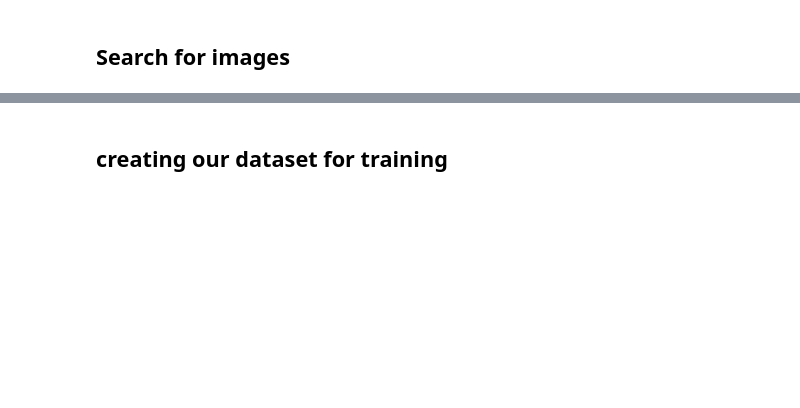
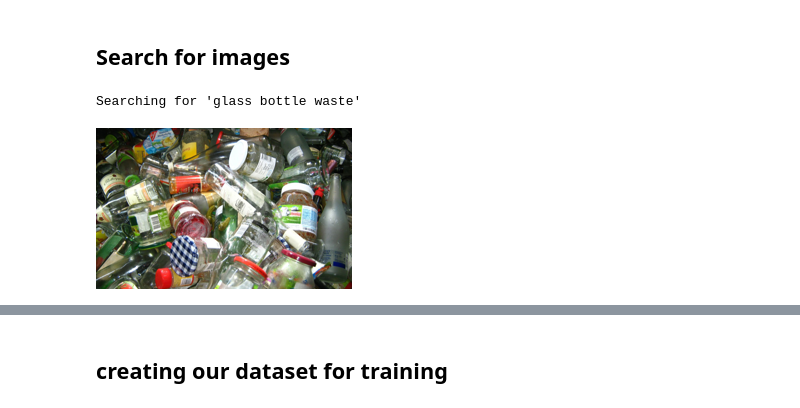
Before and after one commit to yactouat/learning_AI, a Jupyter notebook: notebooks/waste-sorter/waste-sorter.ipynb, the cells around one changed output, grey strips where cells are left out. Cells and saved outputs as stored; diff of their text form; code cells hidden in the pictures; blank space fills up the shorter version.

Commit message:
better model and results for the waste sorter

```diff
--- a/notebooks/waste-sorter/waste-sorter.ipynb
+++ b/notebooks/waste-sorter/waste-sorter.ipynb
@@ -38,11 +38,10 @@ def search_images(term, max_images=30):
     return L(ddg_images(term, max_results=max_images)).itemgot('image')
 # %%
 # let's find some suitable key terms that are common representatives of our litter categories
-download_url(search_images('bottle glass', max_images=1)[0], 'example_bottle_glass.jpg', show_progress=False)
-# Image.open('example_bottle_glass.jpg').to_thumb(256,256)
+# let's start with green bin waste
+download_url(search_images('glass bottle waste', max_images=1)[0], 'example_green_waste.jpg', show_progress=False)
 sleep(1)
-download_url(search_images('juice plastic bottle', max_images=1)[0], 'example_juice_plastic_bottle.jpg', show_progress=False)
-# Image.open('example_juice_plastic_bottle.jpg').to_thumb(256,256)
-sleep(1)
-download_url(search_images('food scraps', max_images=1)[0], 'example_food_scraps.jpg', show_progress=False)
-# Image.open('example_food_scraps.jpg').to_thumb(256,256)
+Image.open('example_green_waste.jpg').to_thumb(256,256)
+# %% [output]
+Searching for 'glass bottle waste'
+[figure, added]
```
Also changed, not shown: parts of 18 cells of this notebook, 8 other files.
